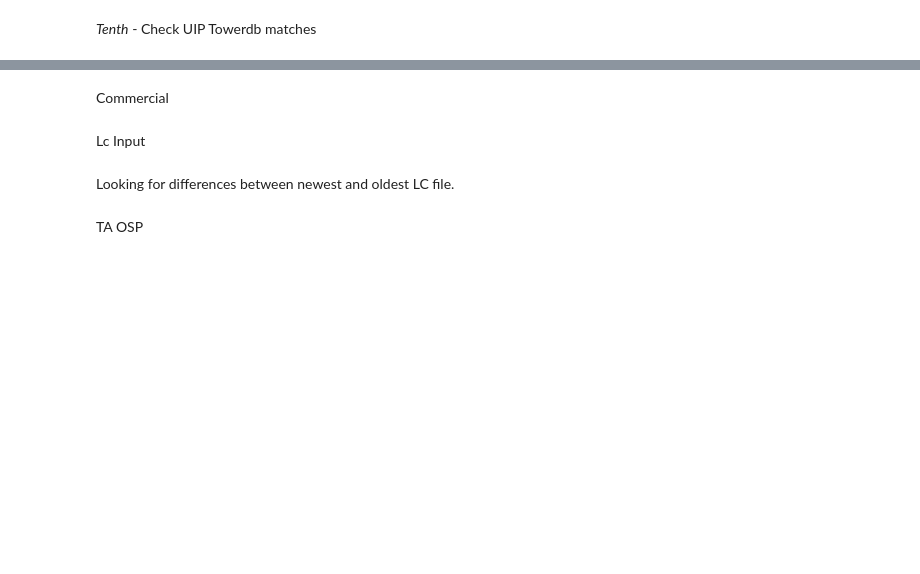
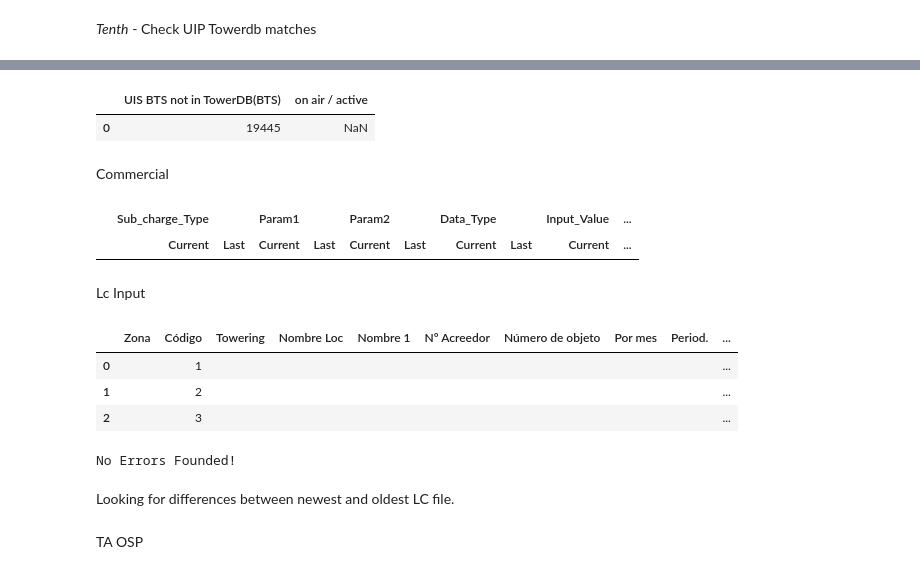
Before and after one commit to emerenan/xlsx_validation, a Jupyter notebook: es_validation.ipynb, the cells around one changed output, grey strips where cells are left out. Cells and saved outputs as stored; diff of their text form; code cells hidden in the pictures; blank space fills up the shorter version.

```diff
--- a/es_validation.ipynb
+++ b/es_validation.ipynb
@@ -1257,2 +1607,7 @@ in_service_uip_sites, decomiss_sites_in_uip, bts_sites_out_uip, critical = check
+# %%
+bts_sites_out_uip
+# %% [output]
+|  | UIS BTS not in TowerDB(BTS) | on air / active |
+| 0 | 19445 | NaN |
 # %% [markdown]
 Commercial
@@ -1270 +1614,32 @@ df_commercial_diffs = check_commercial(path_uip, path_before, 'Input_Value', nam
+# %%
+def check_diffs_v2(path_current, path_last, sheet='Commercial'):
+    def lower_str(columns):
+        newlist = list(map(lambda x: x.lower(), columns))
+        return newlist
+
+    def highlight_diff(data, color='yellow'):
+        attr = 'background-color: {}'.format(color)
+        other = data.xs('Current', axis='columns', level=-1)
+        return pd.DataFrame(np.where(data.ne(other, level=0), attr, ''),
+                            index=data.index, columns=data.columns)
+
+    _actual = pd.read_excel(path_current,sheet_name=sheet).fillna('')
+
+    _before = pd.read_excel(path_last,sheet_name=sheet).fillna('')
+
+    df_all = pd.concat([_actual, _before],axis='columns', keys=['Current', 'Last'])
+    df_final = df_all.swaplevel(axis='columns')[_actual.columns[1:]]
+
+    #df_final.style.apply(highlight_diff, axis=None)
+    if not df_final.empty:
+        return df_final[(_actual != _before).any(1)].style.apply(highlight_diff, axis=None)
+    else:
+        print('\nNo differences Founded!\n')
+
+#cols_ordered = ['Charge_Type','Sub_Charge_Type', 'Param1','Param2', 'Data_Type','Input_Value_actual', 'Input_Value_before' ,'Description/Instruction', 'Frequency of Update']
+df_com = check_diffs_v2( '/content/UserInput_Spain_202107 v31.xlsx', '/content/UserInput_Spain_20210731.xlsx')
+df_com
+# %% [output]
+|  | Sub_charge_Type |  | Param1 |  | Param2 |  | Data_Type |  | Input_Value | ... |
+|  | Current | Last | Current | Last | Current | Last | Current | Last | Current | ... |
 # %%
@@ -1295,0 +1654,28 @@ df_lc_amount
+# %%
+def date_parser(df, columns, format, type_dates='normal'):
+    t_col = type_dates.lower()
+    for column in columns:
+        if t_col == 'mixed':
+            df[column] = [date_obj.strftime(format) if not pd.isnull(date_obj) \
+                        and not isinstance(date_obj, str) else date_obj for date_obj in df[column]]
+            df[column] = df[column].astype(str)
+        else:
+            df[column] = [date_obj.strftime(format) if not pd.isnull(date_obj) else '' for date_obj in df[column]]
+            df[column] = df[column].astype(str)
+# %%
+pathtw = '/content/TowerDB_Spain_20210809.xlsx'
+sheet= 'LC_INPUT_SPAIN'
+skipr = 0
+skipc = 0
+lc = pd.read_excel(pathtw, sheet)
+dates_lc = ['Inicio','Fin vigen/']
+date_parser(lc,dates_lc,"%d/%m/%Y")
+lc = lc.fillna('')
+lc.head(3)
+#print([i for i in list(lc['Código']) if list(lc['Código']).count(i)>1])
+#NO erros
+# %% [output]
+|  | Zona | Código | Towering | Nombre Loc | Nombre 1 | Nº Acreedor | Número de objeto | Por mes | Period. | ... |
+| 0 |  | 1 |  |  |  |  |  |  |  | ... |
+| 1 |  | 2 |  |  |  |  |  |  |  | ... |
+| 2 |  | 3 |  |  |  |  |  |  |  | ... |
@@ -1295,0 +1727,14 @@ df_lc_amount
+# %%
+def check_lc_ta_dates(df,tw_index, start_date,end_date):
+    df[start_date] = pd.to_datetime(df[start_date])
+    df[end_date] = pd.to_datetime(df[end_date], errors='coerce')
+    filtered = df.loc[pd.to_datetime(df[start_date]) > df[end_date], [tw_index, start_date,end_date]]
+    if not filtered.empty:
+        return filtered[[tw_index, start_date,end_date]]
+    else:
+        print('\nNo Errors Founded!\n')
+
+df_lc_dates = check_lc_ta_dates(lc,'Código', 'Inicio','Fin vigen/')
+df_lc_dates
+# %% [output]
+No Errors Founded!
```
Also changed, not shown: parts of 52 cells of this notebook.
